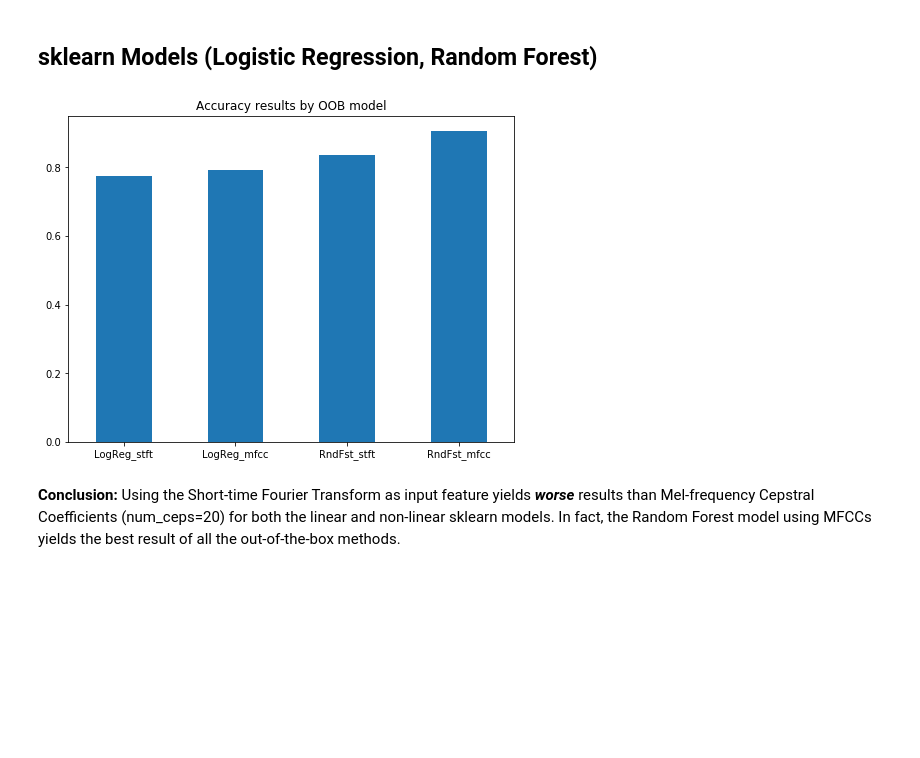
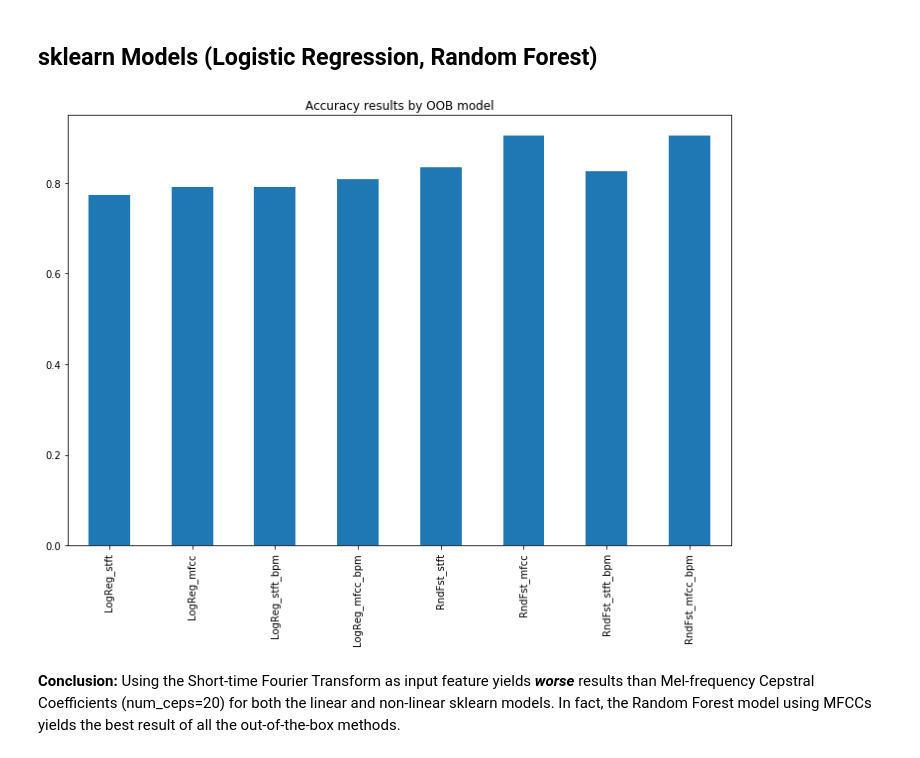
Before and after one commit to KatieBSC/TapDanceDecoder, a Jupyter notebook: notebooks/Analysis.ipynb, the cells around one changed output. Saved outputs shown, nothing was run; the diff lists cells and outputs as text; code cells hidden in the pictures; blank space fills up the shorter version.

```diff
--- a/notebooks/Analysis.ipynb
+++ b/notebooks/Analysis.ipynb
@@ -44,18 +86,31 @@ ax.set_title('Accuracy results by torch model');
 # %%
 SK_stft = pd.read_csv('../../../Source/Data/results_sklearn_augmented_stft.csv')
 SK_mfcc = pd.read_csv('../../../Source/Data/results_sklearn_augmented_mfcc.csv')
+
+SK_stft_bpm = pd.read_csv('../../../Source/Data/results_sklearn_augmented_stft_tempo.csv')
+SK_mfcc_bpm = pd.read_csv('../../../Source/Data/results_sklearn_augmented_mfcc_tempo.csv')
 # %%
 acc_stft_lr = accuracy_score(y_pred=SK_stft['Predict_lr'], y_true=SK_stft['True'])
 acc_stft_rf = accuracy_score(y_pred=SK_stft['Predict_rf'], y_true=SK_stft['True'])
+
+acc_stft_bpm_lr = accuracy_score(y_pred=SK_stft_bpm['Predict_lr'], y_true=SK_stft_bpm['True'])
+acc_stft_bpm_rf = accuracy_score(y_pred=SK_stft_bpm['Predict_rf'], y_true=SK_stft_bpm['True'])
+
 acc_mfcc_lr = accuracy_score(y_pred=SK_mfcc['Predict_lr'], y_true=SK_mfcc['True'])
 acc_mfcc_rf = accuracy_score(y_pred=SK_mfcc['Predict_rf'], y_true=SK_mfcc['True'])
+
+acc_mfcc_bpm_lr = accuracy_score(y_pred=SK_mfcc_bpm['Predict_lr'], y_true=SK_mfcc_bpm['True'])
+acc_mfcc_bpm_rf = accuracy_score(y_pred=SK_mfcc_bpm['Predict_rf'], y_true=SK_mfcc_bpm['True'])
 # %%
-sklearn_results = pd.DataFrame([acc_stft_lr,acc_mfcc_lr, acc_stft_rf, acc_mfcc_rf], columns=['Accuracy'])
-sklearn_results.index = ['LogReg_stft', 'LogReg_mfcc', 'RndFst_stft','RndFst_mfcc']
+sklearn_results = pd.DataFrame([acc_stft_lr,acc_mfcc_lr, acc_stft_bpm_lr, acc_mfcc_bpm_lr,
+                                acc_stft_rf, acc_mfcc_rf, acc_stft_bpm_rf, acc_mfcc_bpm_rf],
+                               columns=['Accuracy'])
+sklearn_results.index = ['LogReg_stft', 'LogReg_mfcc','LogReg_stft_bpm', 'LogReg_mfcc_bpm',
+                         'RndFst_stft','RndFst_mfcc', 'RndFst_stft_bpm','RndFst_mfcc_bpm']
 # %%
-ax = sklearn_results.plot.bar(legend=False, rot=0, figsize=(8,6))
+ax = sklearn_results.plot.bar(legend=False, figsize=(12,8))
 ax.set_title('Accuracy results by OOB model');
 # %% [output]
-[figure, old version]
+[figure, new version]
 # %% [markdown]
 **Conclusion:** Using the Short-time Fourier Transform as input feature yields ***worse*** results than Mel-frequency Cepstral Coefficients (num_ceps=20) for both the linear and non-linear sklearn models. In fact, the Random Forest model using MFCCs yields the best result of all the out-of-the-box methods.
```
Also changed, not shown: parts of 9 cells of this notebook, 7 other files.
